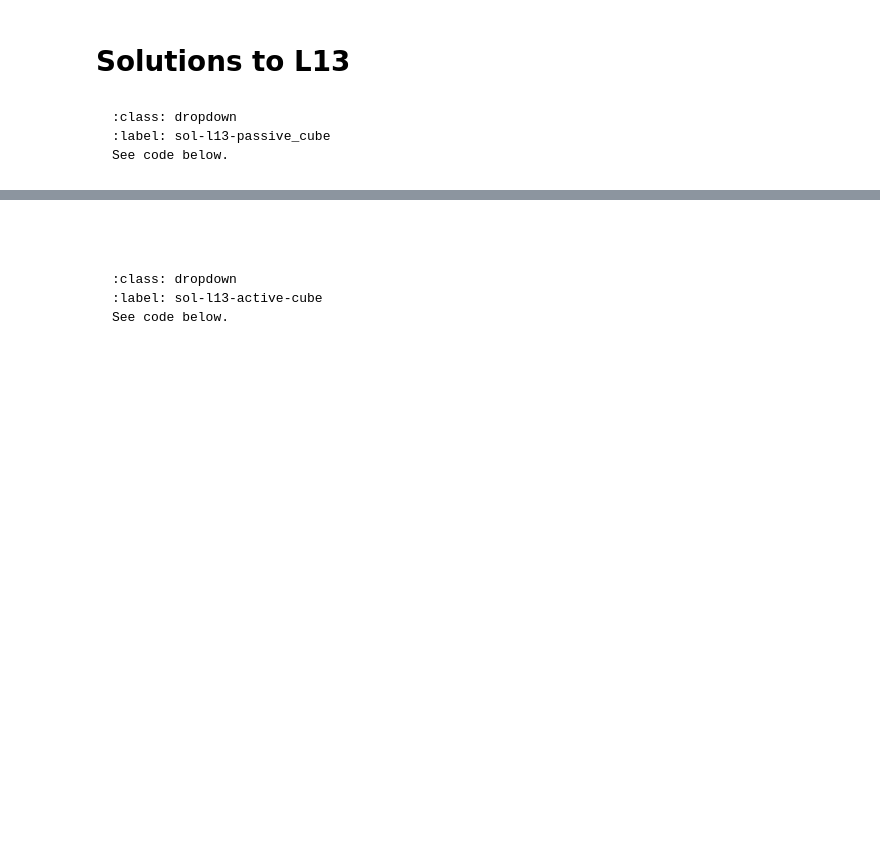
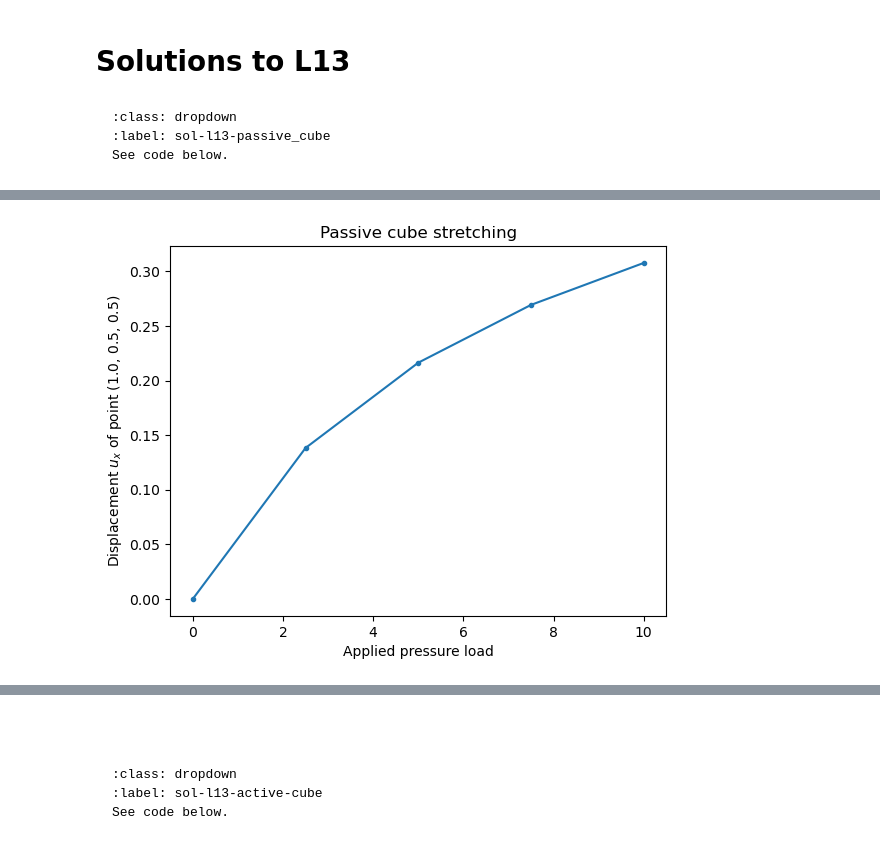
Before and after one commit to Simula-SSCP/SSCP_lectures, a Jupyter notebook: L13 (FEniCS Mechanics)/L13_solutions.ipynb, the cells around one changed output, grey strips where cells are left out. Drawn from its saved outputs; the diff is of its cells as text; code cells hidden in the pictures; blank space fills up the shorter version.

```diff
--- a/L13 (FEniCS Mechanics)/L13_solutions.ipynb
+++ b/L13 (FEniCS Mechanics)/L13_solutions.ipynb
@@ -51,24 +51,29 @@ def right(x):
     return np.isclose(x[0], 1.0)
 
 
-# Locate the degrees of freedom and facets on the left and right boundaries
-dofs_l = fem.locate_dofs_geometrical(V, left)
-facets_l = mesh.locate_entities(domain, fdim, left)
+## Locate the degrees of freedom and facets on the left and right boundaries
+fdim = domain.topology.dim - 1
+facets_l = mesh.locate_entities_boundary(domain, fdim, left)
+dofs_l = fem.locate_dofs_topological(V, fdim, facets_l)
 
-dofs_r = fem.locate_dofs_geometrical(V, right)
-facets_r = mesh.locate_entities(domain, fdim, right)
+facets_r = mesh.locate_entities_boundary(domain, fdim, right)
+dofs_r = fem.locate_dofs_topological(V, fdim, facets_r)
 
 # Generate the meshtags, tagging the left and right boundaries with different markers
 marker_l = 1
 marker_r = 2
 
-entities = np.hstack([facets_l, facets_r])
-values = np.hstack([np.full_like(facets_l, marker_l), np.full_like(facets_r, marker_r)])
+# Get ownership information regarding facets
+facet_map = domain.topology.index_map(fdim)
+num_facets = facet_map.size_local + facet_map.num_ghosts
+facet_values = np.full(num_facets, -1, dtype=np.int32)
+facet_values[facets_l] = marker_l
+facet_values[facets_r] = marker_r
 boundary_markers = mesh.meshtags(
     domain,
     fdim,
-    entities,
-    values,
+    np.arange(num_facets, dtype=np.int32),
+    facet_values,
 )
 
 # Redefine boundary measure to allow integrals over part of boundary
@@ -105,10 +110,14 @@ R = inner(grad(v), P) * dx - inner(v, traction) * ds(2)
 
 # Set up nonlinear problem
 petsc_options = {
+    "snes_type": "newtonls",
+    "snes_linesearch_type": "none",
+    "snes_error_if_not_converged": True,
+    "ksp_error_if_not_converged": True,
     "ksp_type": "preonly",
     "pc_type": "lu",
     "pc_factor_mat_solver_type": "mumps",
-    #"snes_monitor": None,
+ #   "snes_monitor": None,
 }
 problem = fem.petsc.NonlinearProblem(
     R,
@@ -161,3 +170,4 @@ plt.xlabel("Applied pressure load")
 plt.ylabel(r"Displacement $u_x$ of point (1.0, 0.5, 0.5)")
 plt.title("Passive cube stretching")
 plt.show()
+# %% [output]
@@ -164,3 +180,4 @@ plt.show()
+[figure, added]
 # %%
 # Display the generated GIF
 from IPython.display import Image
```
Also changed, not shown: parts of 5 cells of this notebook, 11 other files.
